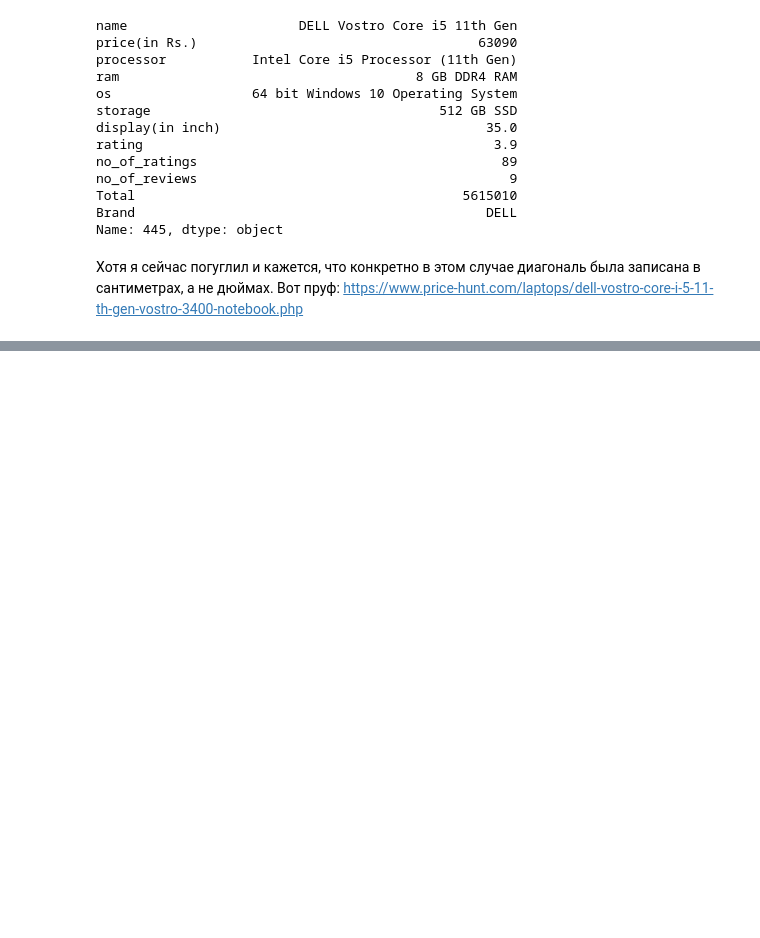
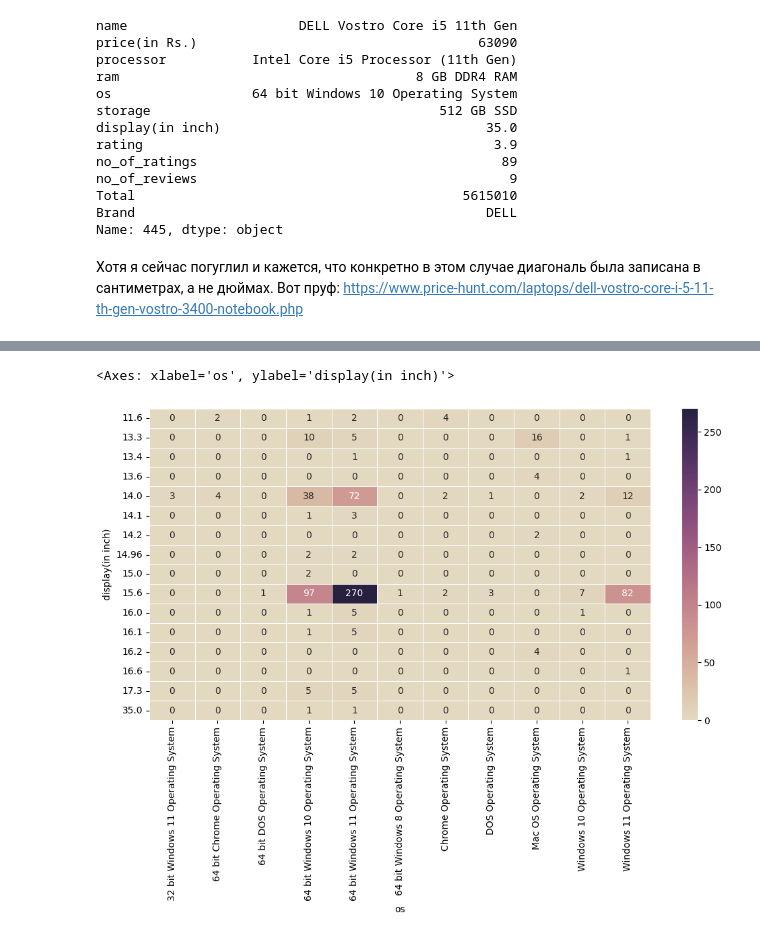
Before and after one commit to OneMoreGate/Machine_learning_MIPT, a Jupyter notebook: Modul_2/Ind_Task/done_work.ipynb, the cells around one changed output, grey strips where cells are left out. Saved outputs shown, nothing was run; the diff lists cells and outputs as text; code cells hidden in the pictures; blank space fills up the shorter version.

```diff
--- a/Modul_2/Ind_Task/done_work.ipynb
+++ b/Modul_2/Ind_Task/done_work.ipynb
@@ -380,0 +394,12 @@ sns.heatmap(disp_stor_buyer, annot=True, linewidths=0.5, cmap=color)
+# %%
+disp_stor_buyer = pd.pivot_table(df, \
+values='no_of_ratings', \
+index=['display(in inch)'],\
+columns=['os'], \
+aggfunc=np.count_nonzero).fillna(0)
+
+fig, ax = plt.subplots(figsize=(12, 6))
+sns.heatmap(disp_stor_buyer, annot=True, linewidths=0.5, cmap=color, fmt=".0f")
+# %% [output]
+<Axes: xlabel='os', ylabel='display(in inch)'>
+[figure, added]
```
Also changed, not shown: parts of 17 cells of this notebook, 6 other files.
